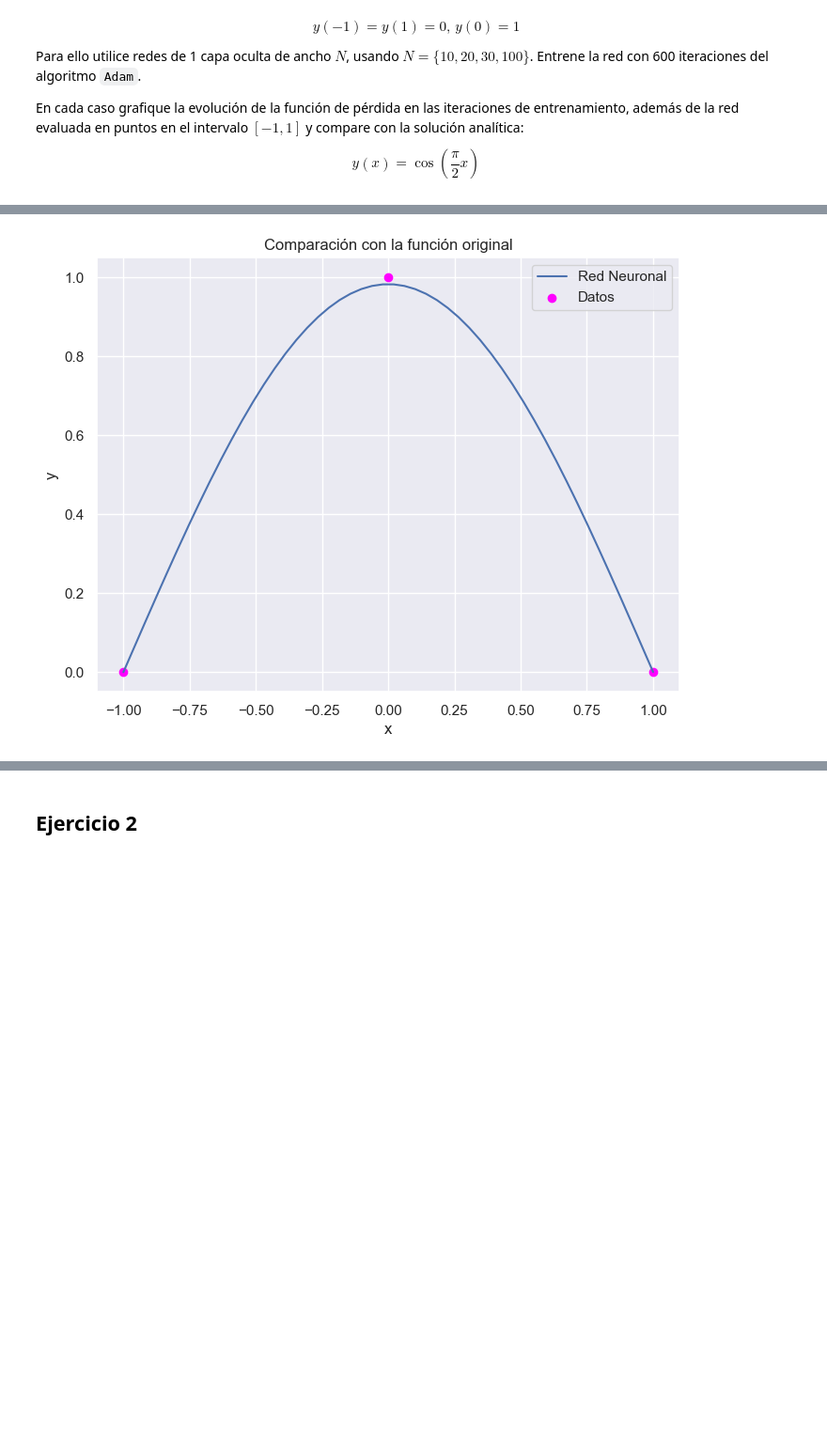
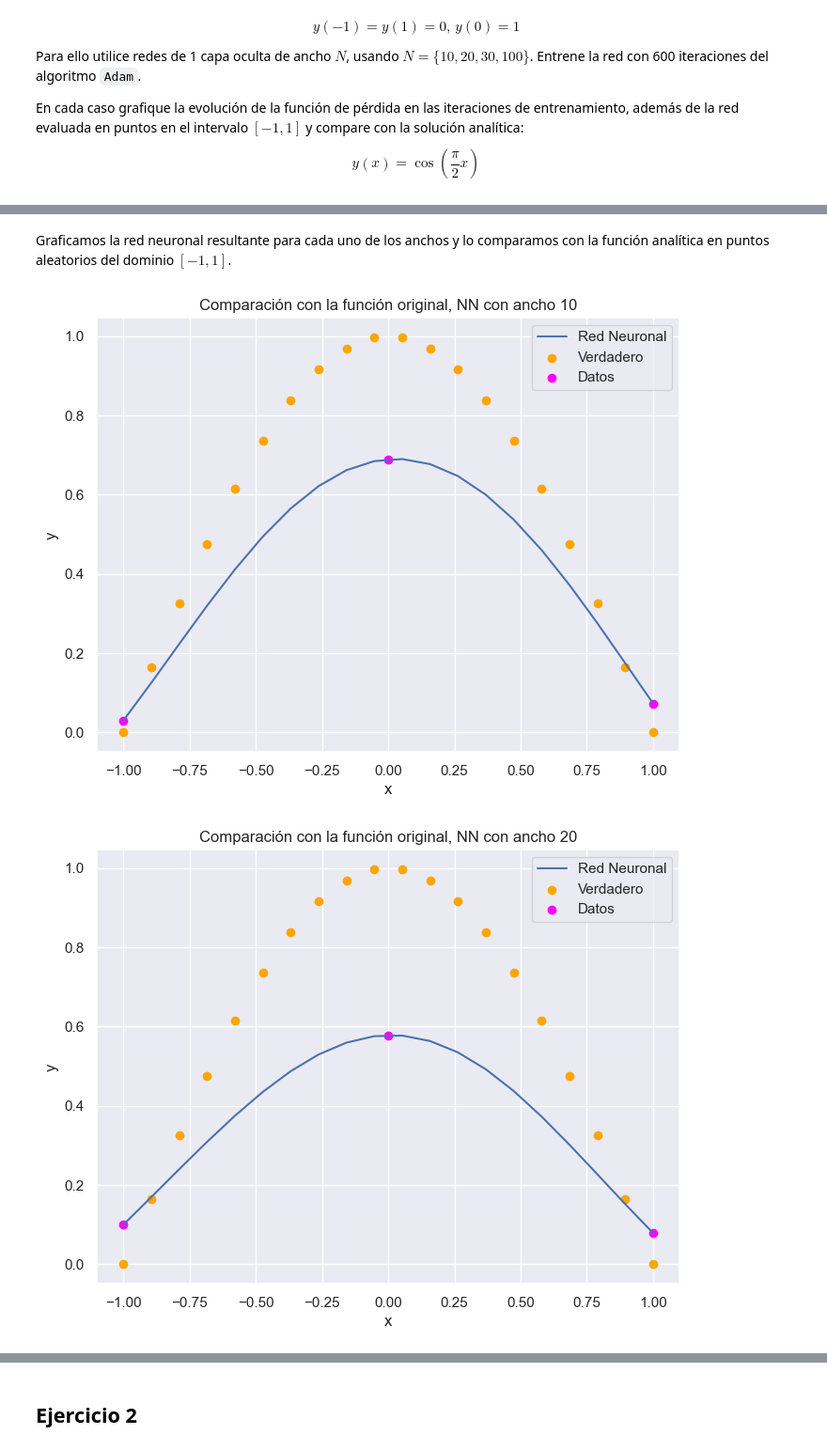
Before and after one commit to Miguel-Escobar/topicos-en-NN, a Jupyter notebook: Tarea1/MA5606_Tarea_1_Enunciado.ipynb, the cells around one changed output, grey strips where cells are left out. Shown at 94% size. Drawn from its saved outputs; the diff is of its cells as text; code cells hidden in the pictures; blank space fills up the shorter version.

```diff
--- a/Tarea1/MA5606_Tarea_1_Enunciado.ipynb
+++ b/Tarea1/MA5606_Tarea_1_Enunciado.ipynb
@@ -203,0 +217,4 @@ Iterations 600 || loss: 0.000442
+# %%
+X, lamb= roots_legendre(resolution)
+X = torch.tensor(X,dtype=torch.float32).unsqueeze(1).requires_grad_()
+lamb = torch.tensor(lamb,dtype=torch.float32).unsqueeze(1)
@@ -203,0 +276,9 @@ Iterations 600 || loss: 0.000442
+# %%
+# Función necesaria para el optimizador
+def closure(
+    NN: NeuralNetwork, optimizer: optim.Optimizer, X: torch.Tensor
+) -> torch.Tensor:
+    optimizer.zero_grad()  # Se actualizan los pesos haciendo gradiente 0
+    loss = error(NN, X)  # Se calcula la función de pérdida
+    loss.backward()  # Diferenciación automática
+    return loss
@@ -203,0 +341,4 @@ Iterations 600 || loss: 0.000442
+# %%
+for NN, optimizer in zip(neural_list, optimizer_list):
+    print(f"Width = {NN.first_layer.out_features}:")
+    train(NN, X, optimizer)
@@ -204,27 +380,24 @@ Iterations 600 || loss: 0.000442
+# %% [markdown]
+Graficamos la red neuronal resultante para cada uno de los anchos y lo comparamos con la función analítica en puntos aleatorios del dominio $[-1,1]$.
 # %%
-x0, xf = -1, 1
-N, dim = 50, 1
-size = (N, dim)
-# Generamos datos para poder testear el resultado de la red
-N_test = 50
-X_test = torch.linspace(x0, xf, N_test).reshape((N_test, dim))
-y_test = net(X_test).squeeze()
-# y_true = y_analitica(X_test).squeeze()
+for NN in neural_list:
+    N_test = 20
+    X_test = torch.linspace(-1, 1, N_test).reshape((N_test, 1))
+    y_test = NN(X_test).squeeze()
+    y_true = analitic(X_test).squeeze()
 
-datax = [x_initial[i][0] for i in range(3)]
-datay = [y_initial[i][0] for i in range(3)]
+    datax = [x0[0][0], x0[1][0], x0[2][0]]
+    datay = [NN(x0).detach()[0][0], NN(x0).detach()[1][0], NN(x0).detach()[2][0]]
 
-fix, ax = plt.subplots(1, 1, figsize=(8, 6))
-# Cuando pasamos un tensor a través de una red entrenada
-# debemos utilizar detach() para eliminar el grafo que se utiliza
-# en la autodiferenciación
-ax.plot(X_test, y_test.detach(), label="Red Neuronal")
-# ax.scatter(X_test, y_true, label="Verdadero", c="orange")
-ax.scatter(datax, datay, c="magenta", label="Datos")
-ax.set_xlabel("x")
-ax.set_ylabel("y")
-ax.set_title("Comparación con la función original")
-ax.legend()
-plt.show()
+    fix, ax = plt.subplots(1, 1, figsize=(8, 6))
+    ax.plot(X_test, y_test.detach(), label="Red Neuronal")
+    ax.scatter(X_test, y_true, label="Verdadero", c="orange")
+    ax.scatter(datax, datay, c="magenta", label="Datos")
+    ax.set_xlabel("x")
+    ax.set_ylabel("y")
+    ax.set_title(f"Comparación con la función original, NN con ancho {NN.first_layer.out_features}")
+    ax.legend()
+    plt.show()
 # %% [output]
-[figure, old version]
+[figure, new version]
+[figure, added]
```
Also changed, not shown: parts of 33 cells of this notebook, 2 other files.
